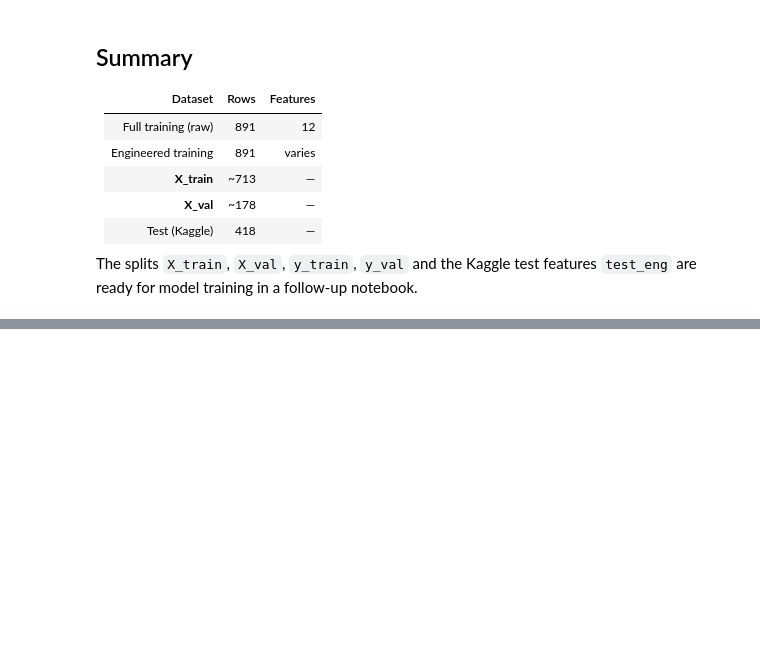
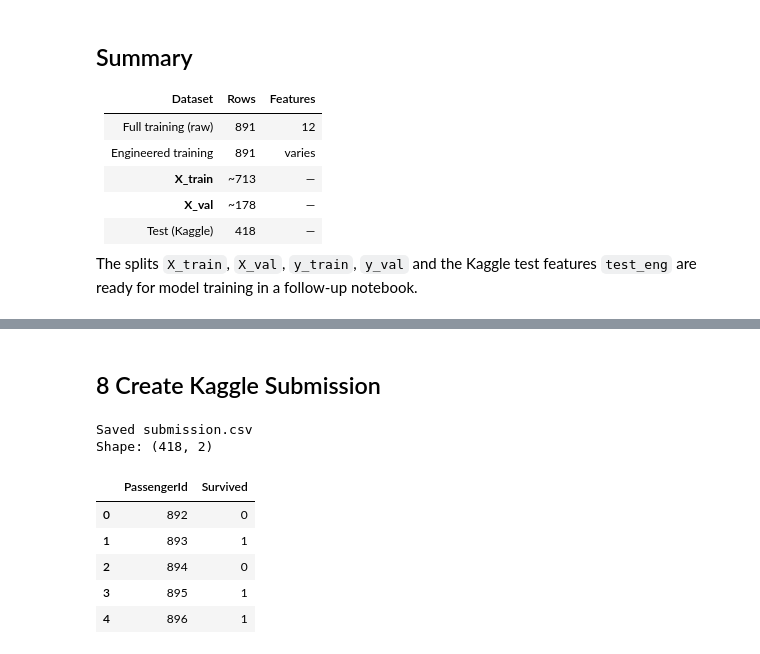
Before and after one commit to TimAlexanderStrauss/TitanicSurvivorsKaggle, a Jupyter notebook: titanic_eda.ipynb, the cells around one changed output, grey strips where cells are left out. Cells and saved outputs as stored; diff of their text form; code cells hidden in the pictures; blank space fills up the shorter version.

```diff
--- a/titanic_eda.ipynb
+++ b/titanic_eda.ipynb
@@ -202,0 +364,31 @@ The splits `X_train`, `X_val`, `y_train`, `y_val` and the Kaggle test features `
+# %% [markdown]
+## 8  Create Kaggle Submission
+# %%
+# Predict on Kaggle test features using tuned threshold
+test_proba = best_model.predict_proba(test_eng.values)[:, 1]
+test_pred = (test_proba >= best_thr).astype(int)
+
+submission = pd.DataFrame({
+    'PassengerId': test_raw['PassengerId'].values,
+    'Survived': test_pred
+})
+
+# Enforce required submission schema
+submission = submission[['PassengerId', 'Survived']]
+assert list(submission.columns) == ['PassengerId', 'Survived']
+assert len(submission) == 418
+assert submission['Survived'].isin([0, 1]).all()
+
+submission.to_csv('submission.csv', index=False)
+print('Saved submission.csv')
+print('Shape:', submission.shape)
+submission.head()
+# %% [output]
+Saved submission.csv
+Shape: (418, 2)
+|  | PassengerId | Survived |
+| 0 | 892 | 0 |
+| 1 | 893 | 1 |
+| 2 | 894 | 0 |
+| 3 | 895 | 1 |
+| 4 | 896 | 1 |
```
Also changed, not shown: parts of 16 cells of this notebook, 1 other file.
